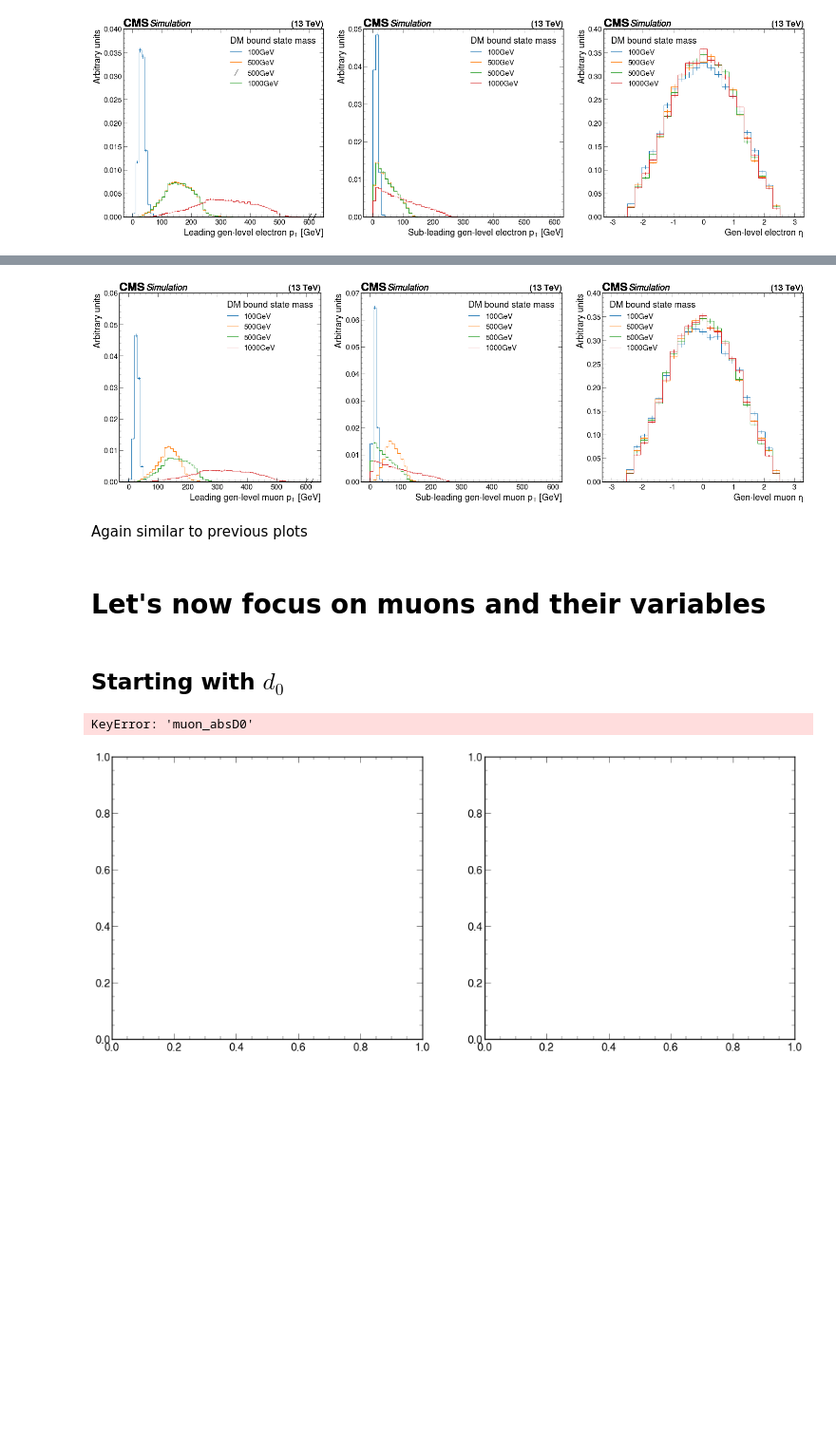
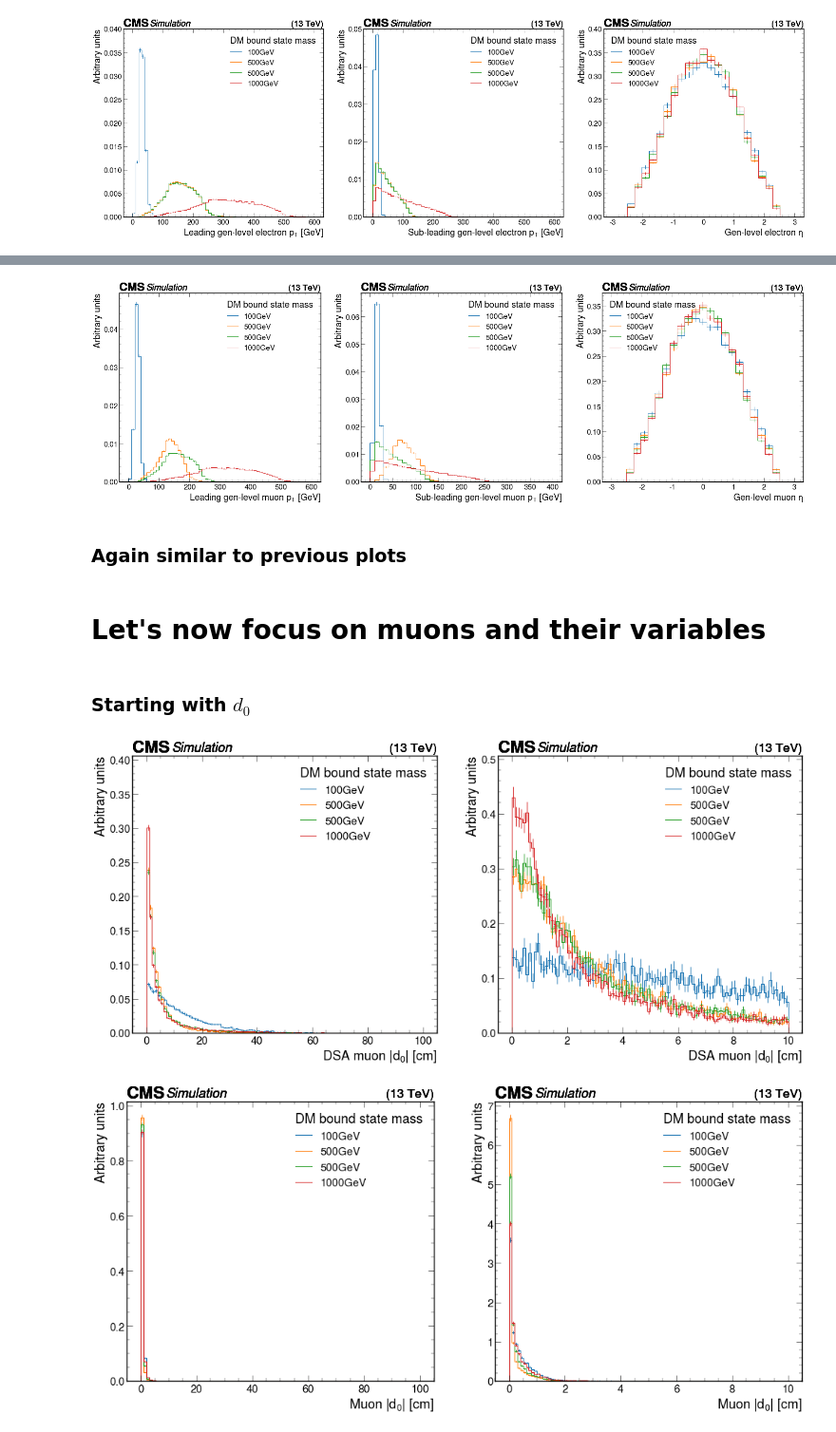
Before and after one commit to jsiado/SIDM, a Jupyter notebook: sidm/studies/Siado-Test.ipynb, the cells around one changed output, grey strips where cells are left out. Shown: that part at 95% size. Drawn from its saved outputs; the diff is of its cells as text; code cells hidden in the pictures; blank space fills up the shorter version.

Commit message:
Gen diMuon Mass
Added d0 and Gen dimuon plots.

```diff
--- a/sidm/studies/Siado-Test.ipynb
+++ b/sidm/studies/Siado-Test.ipynb
@@ -95,25 +98,25 @@ nplots = 3
 plt.subplots(1, nplots, figsize=(nplots*12, 10))
 plt.subplot(1, nplots, 1)
 for sample in samples:
-    utilities.plot(out[sample]["hists"]["genE0_pt_highRange"][channels[0], :600j], density=True)
+    utilities.plot(out[sample]["hists"]["genE0_pt_highRange"][channels[0], :600j], density=True, flow= "none")
     plt.legend(masses, title="DM bound state mass", alignment="left")
     plt.ylim(0, 0.04)
     plt.ylabel("Arbitrary units")
 
 plt.subplot(1, nplots, 2)
 for sample in samples:
-    utilities.plot(out[sample]["hists"]["genE1_pt_highRange"][channels[0], :600j], density=True)
+    utilities.plot(out[sample]["hists"]["genE1_pt_highRange"][channels[0], :600j], density=True, flow= "none")
     plt.legend(masses, title="DM bound state mass", alignment="left")
     plt.ylim(0, 0.05)
     plt.ylabel("Arbitrary units")
 
 plt.subplot(1, nplots, 3)
 for sample in samples:
-    utilities.plot(out[sample]["hists"]["genE_eta_phi"][channels[0], ::2j, :].project("genE_eta"), density=True)
+    utilities.plot(out[sample]["hists"]["genE_eta_phi"][channels[0], ::2j, :].project("genE_eta"), density=True, flow= "none")
     plt.legend(masses, title="DM bound state mass", alignment="left", loc="upper left")
     plt.ylim(0, 0.4)
     plt.ylabel("Arbitrary units")
-plt.savefig("../plots/trigNtu_Ele_var.pdf", bbox_inches="tight")
+plt.savefig("../plots/trigNtu_Ele_var.png", bbox_inches="tight")
 # %% [output]
 [figure]
 # %% [markdown]
@@ -124,42 +127,68 @@ nplots = 3
 plt.subplots(1, nplots, figsize=(nplots*12, 10))
 plt.subplot(1, nplots, 1)
 for sample in samples:
-    utilities.plot(out[sample]["hists"]["genMu0_pt_highRange"][channels[0], :600j], density=True)
+    utilities.plot(out[sample]["hists"]["genMu0_pt_highRange"][channels[0], :600j], density=True, flow= "none")
     plt.legend(masses, title="DM bound state mass", alignment="left")
-    plt.ylim(0, 0.06)
+    #plt.ylim(0, 0.06)
     plt.ylabel("Arbitrary units")
 
 plt.subplot(1, nplots, 2)
 for sample in samples:
-    utilities.plot(out[sample]["hists"]["genMu1_pt_highRange"][channels[0], :600j], density=True)
+    utilities.plot(out[sample]["hists"]["genMu1_pt_highRange"][channels[0], :400j], density=True, flow= "none")
     plt.legend(masses, title="DM bound state mass", alignment="left")
-    plt.ylim(0, 0.07)
+    #plt.ylim(0, 0.07)
     plt.ylabel("Arbitrary units")
 
 plt.subplot(1, nplots, 3)
 for sample in samples:
-    utilities.plot(out[sample]["hists"]["genMu_eta_phi"][channels[0], ::2j, :].project("genMu_eta"), density=True)
+    utilities.plot(out[sample]["hists"]["genMu_eta_phi"][channels[0], ::2j, :].project("genMu_eta"), density=True, flow= "none")
     plt.legend(masses, title="DM bound state mass", alignment="left", loc="upper left")
-    plt.ylim(0, 0.4)
+    #plt.ylim(0, 0.4)
     plt.ylabel("Arbitrary units")
 plt.savefig("../plots/trigNtu_Mu_var.pdf", bbox_inches="tight")
 # %% [output]
-[figure, old version]
+[figure, new version]
 # %% [markdown]
-Again similar to previous plots
+### Again similar to previous plots
 # %% [markdown]
 # Let's now focus on muons and their variables
 # %% [markdown]
-## Starting with $d_0$
+### Starting with $d_0$
 # %%
 nplots = 2
 plt.subplots(1, nplots, figsize=(nplots*12, 10))
+
 plt.subplot(1, nplots, 1)
 for sample in samples:
-    utilities.plot(out[sample]["hists"]["muon_absD0"][channels[0], :600j], density=True)
+    utilities.plot(out[sample]["hists"]["dsaMuon_absD0"][channels[0], :600j], density=True, flow= "none")
     plt.legend(masses, title="DM bound state mass", alignment="left")
-    plt.ylim(0, 0.06)
+    plt.ylim(0, 0.406)
     plt.ylabel("Arbitrary units")
+
+plt.subplot(1, nplots, 2)
+for sample in samples:
+    utilities.plot(out[sample]["hists"]["dsaMuon_absD0_lowRange"][channels[0], :600j], density=True, flow= "none")
+    plt.legend(masses, title="DM bound state mass", alignment="left")
+    plt.ylim(0, 0.506)
+    plt.ylabel("Arbitrary units")
+
+
+nplots = 2
+plt.subplots(1, nplots, figsize=(nplots*12, 10))
+
+plt.subplot(1, nplots, 1)
+for sample in samples:
+    utilities.plot(out[sample]["hists"]["muon_absD0"][channels[0], :600j], density=True, flow= "none")
+    plt.legend(masses, title="DM bound state mass", alignment="left")
+    #plt.ylim(0, 0.406)
+    plt.ylabel("Arbitrary units")
+
+plt.subplot(1, nplots, 2)
+for sample in samples:
+    utilities.plot(out[sample]["hists"]["muon_absD0_lowRange"][channels[0], :600j], density=True, flow= "none")
+    plt.legend(masses, title="DM bound state mass", alignment="left")
+    #plt.ylim(0, 0.406)
+    plt.ylabel("Arbitrary units")
 # %% [output]
-KeyError: 'muon_absD0'
-[figure, old version]
+[figure, new version]
+[figure, added]
```
Also changed, not shown: parts of 7 cells of this notebook.
